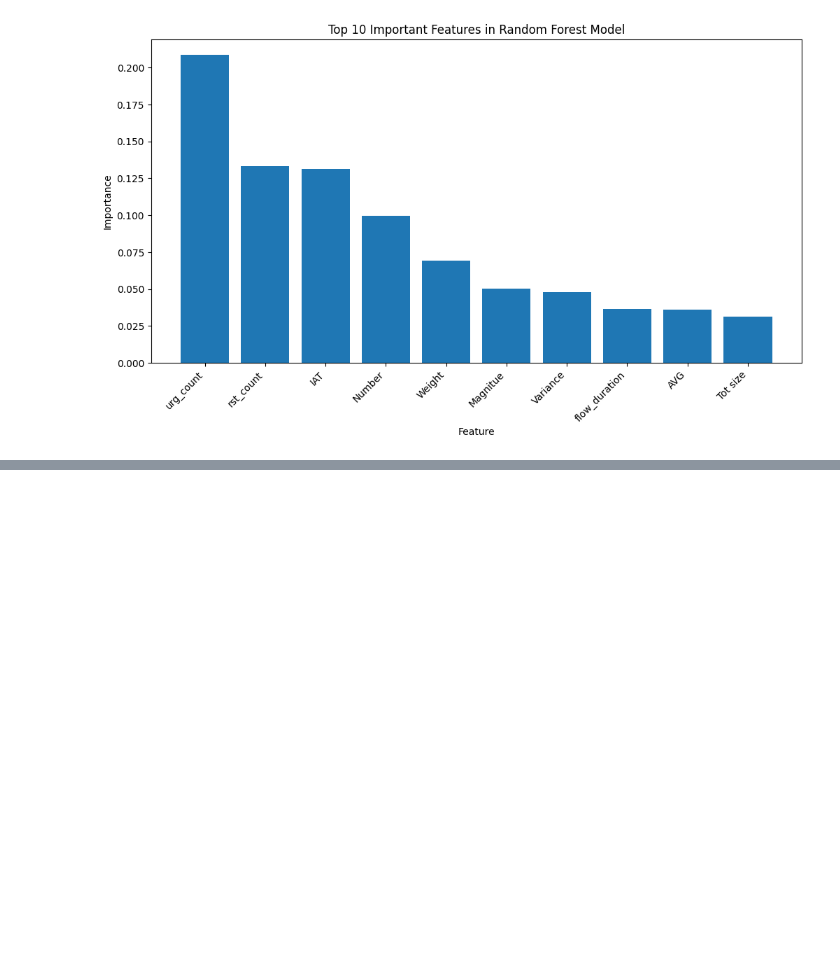
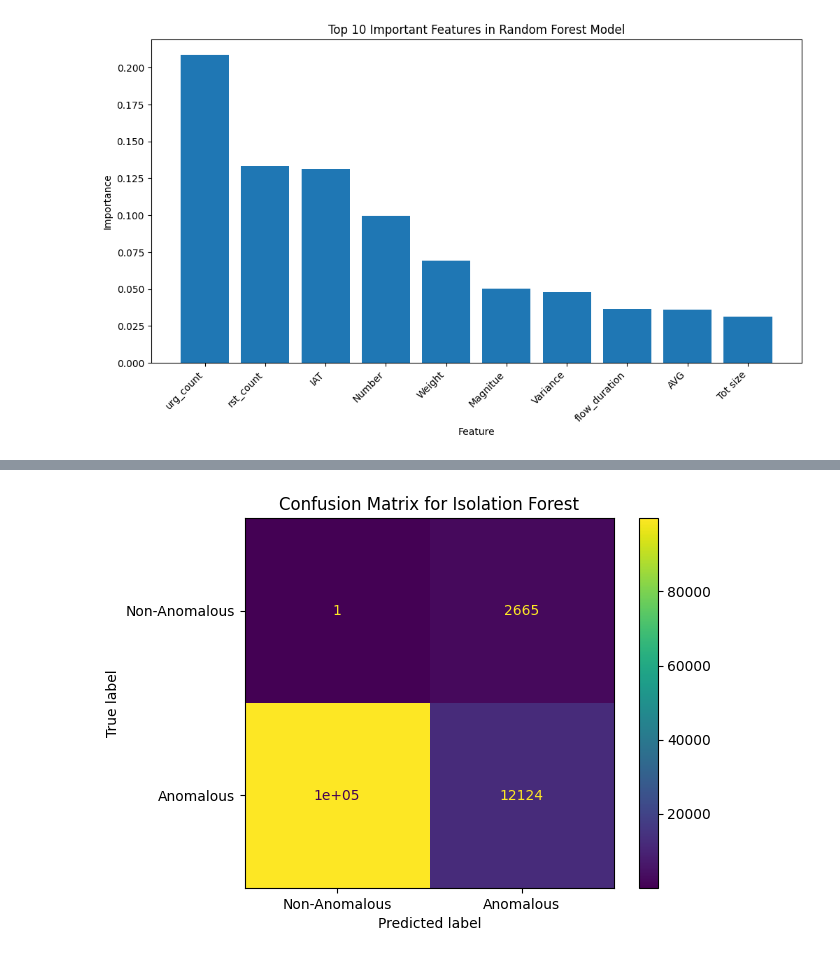
Before and after one commit to Faareh-Ahmed/Anomaly-Detection, a Jupyter notebook: Copy_of_Anomaly_Detection.ipynb, the cells around one changed output, grey strips where cells are left out. Saved outputs shown, nothing was run; the diff lists cells and outputs as text; code cells hidden in the pictures; blank space fills up the shorter version.

```diff
--- a/Copy_of_Anomaly_Detection.ipynb
+++ b/Copy_of_Anomaly_Detection.ipynb
@@ -527,0 +557,9 @@ Top 10 Important Features (Random Forest):
+# %%
+from sklearn.model_selection import train_test_split
+
+X_train, X_test, Y_train, Y_test = train_test_split(X,Y,test_size=0.2,random_state=42)
+
+print(X_train.shape)
+print(X_test.shape)
+print(Y_train.shape)
+print(Y_test.shape)
@@ -527,0 +589,23 @@ Top 10 Important Features (Random Forest):
+# %%
+from sklearn.ensemble import IsolationForest
+
+# Create an instance of the Isolation Forest model
+isolation_forest = IsolationForest(max_samples=100, random_state=0)
+
+# Train the Isolation Forest model on the training data
+isolation_forest.fit(X_train)
+
+# Predict anomalies on the testing data
+y_pred_test = isolation_forest.predict(X_test)
+
+# Convert predictions to 0s and 1s (1 for anomalies, -1 for normal instances)
+y_pred_test = [1 if x == -1 else 0 for x in y_pred_test]
+
+# Evaluate the model
+from sklearn.metrics import classification_report, confusion_matrix
+
+print("Confusion Matrix:")
+print(confusion_matrix(Y_test, y_pred_test))
+
+print("\nClassification Report:")
+print(classification_report(Y_test, y_pred_test))
@@ -527,0 +626,13 @@ Top 10 Important Features (Random Forest):
+# %%
+from sklearn.metrics import confusion_matrix, ConfusionMatrixDisplay
+
+# Compute confusion matrix
+cm_if = confusion_matrix(Y_test, y_pred_test, labels=[0, 1])
+
+# Plot confusion matrix
+disp_if = ConfusionMatrixDisplay(confusion_matrix=cm_if, display_labels=["Non-Anomalous", "Anomalous"])
+disp_if.plot()
+plt.title("Confusion Matrix for Isolation Forest")
+plt.show()
+# %% [output]
+[figure, added]
```
Also changed, not shown: parts of 25 cells of this notebook.
